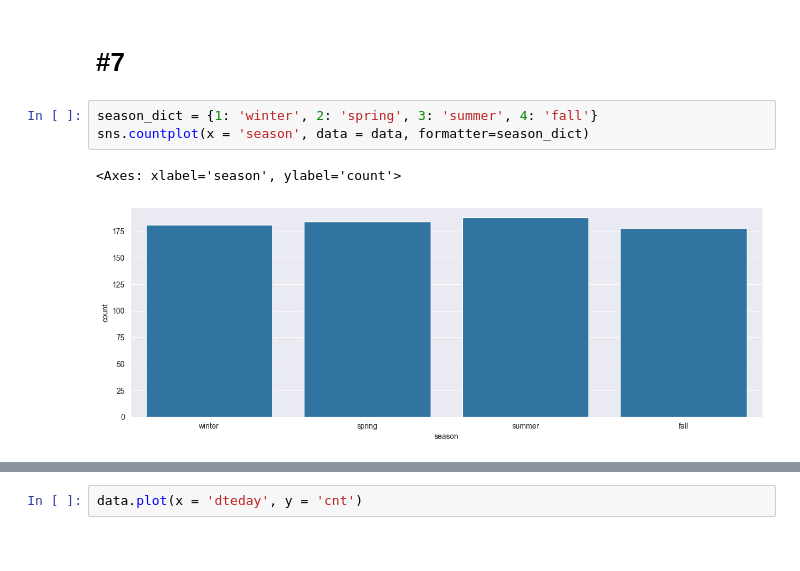
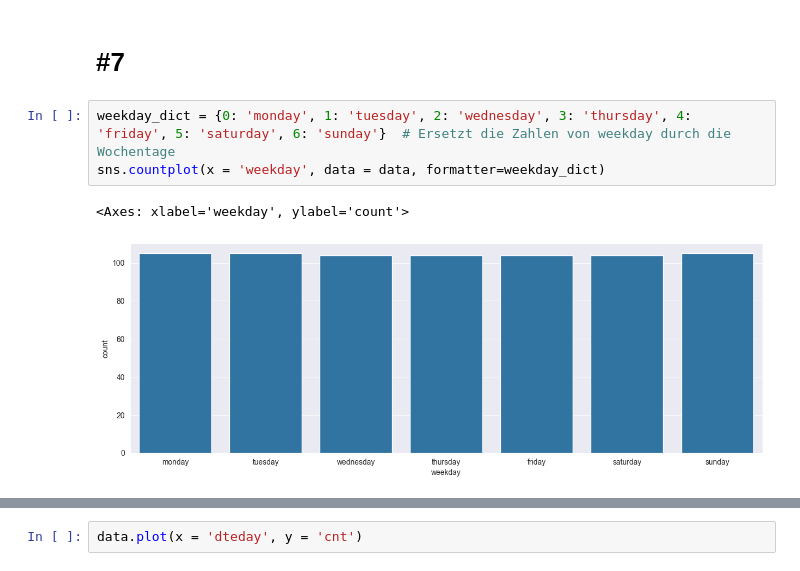
Before and after one commit to raaamk/ML_SoSe24, a Jupyter notebook: src/Assignments/2/mjanits1_11270520.ipynb, the cells around one changed output, grey strips where cells are left out. Cells and saved outputs as stored; diff of their text form.

```diff
--- a/src/Assignments/2/mjanits1_11270520.ipynb
+++ b/src/Assignments/2/mjanits1_11270520.ipynb
@@ -163,8 +165,8 @@ data.describe()
 # %% [markdown]
 # #7
 # %%
-season_dict = {1: 'winter', 2: 'spring', 3: 'summer', 4: 'fall'}
-sns.countplot(x = 'season', data = data, formatter=season_dict)
+weekday_dict = {0: 'monday', 1: 'tuesday', 2: 'wednesday', 3: 'thursday', 4: 'friday', 5: 'saturday', 6: 'sunday'}  # Ersetzt die Zahlen von weekday durch die Wochentage
+sns.countplot(x = 'weekday', data = data, formatter=weekday_dict)
 # %% [output]
-<Axes: xlabel='season', ylabel='count'>
+<Axes: xlabel='weekday', ylabel='count'>
-[figure, old version]
+[figure, new version]
```
Also changed, not shown: parts of 11 cells of this notebook.
